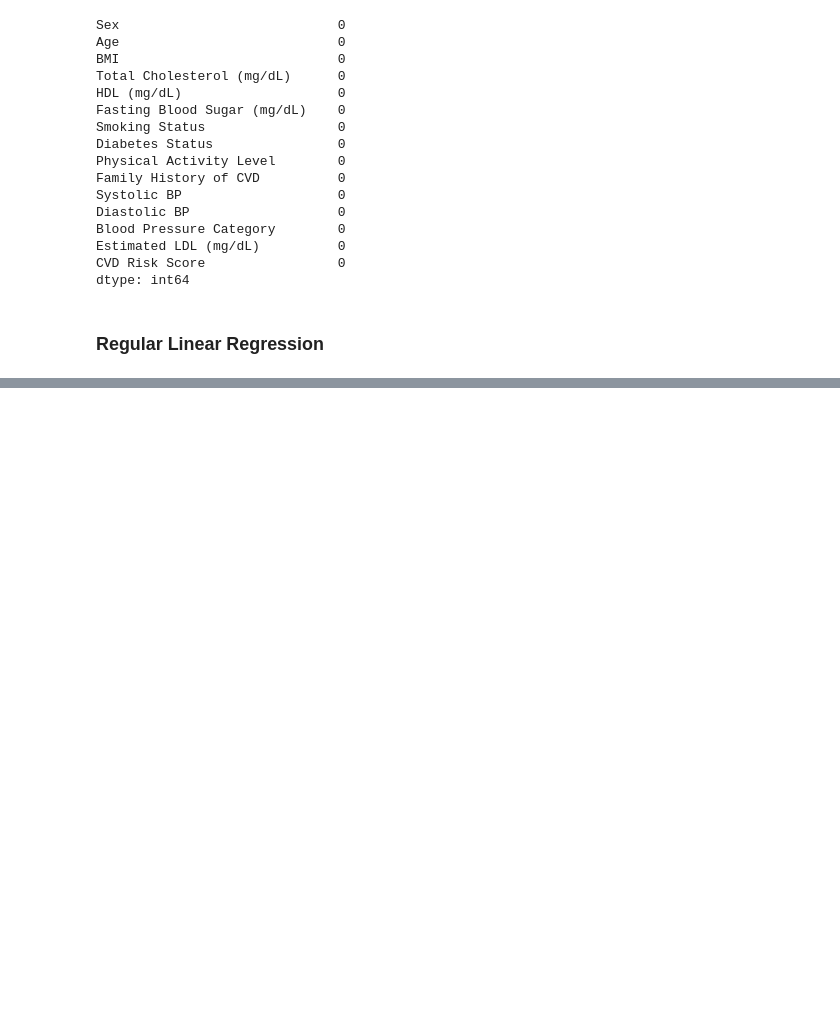
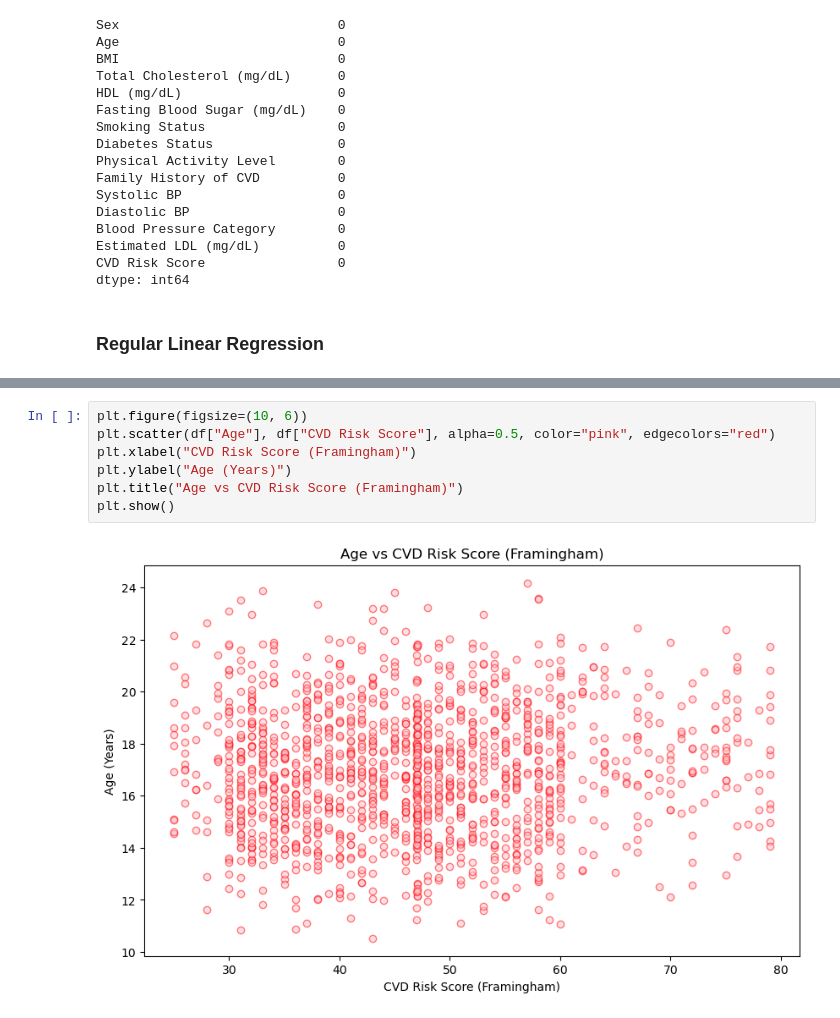
Before and after one commit to lilah-duboff/UDS_CVD_Final_Project_Rep, a Jupyter notebook: empirical_analysis.ipynb, the cells around one changed output, grey strips where cells are left out. Saved outputs shown, nothing was run; the diff lists cells and outputs as text; blank space fills up the shorter version.

```diff
--- a/empirical_analysis.ipynb
+++ b/empirical_analysis.ipynb
@@ -352,0 +369,9 @@ Feature Coefficients:
+# %%
+plt.figure(figsize=(10, 6))
+plt.scatter(df["Age"], df["CVD Risk Score"], alpha=0.5, color="pink", edgecolors="red")
+plt.xlabel("CVD Risk Score (Framingham)")
+plt.ylabel("Age (Years)")
+plt.title("Age vs CVD Risk Score (Framingham)")
+plt.show()
+# %% [output]
+[figure, added]
```
Also changed, not shown: parts of 13 cells of this notebook.
